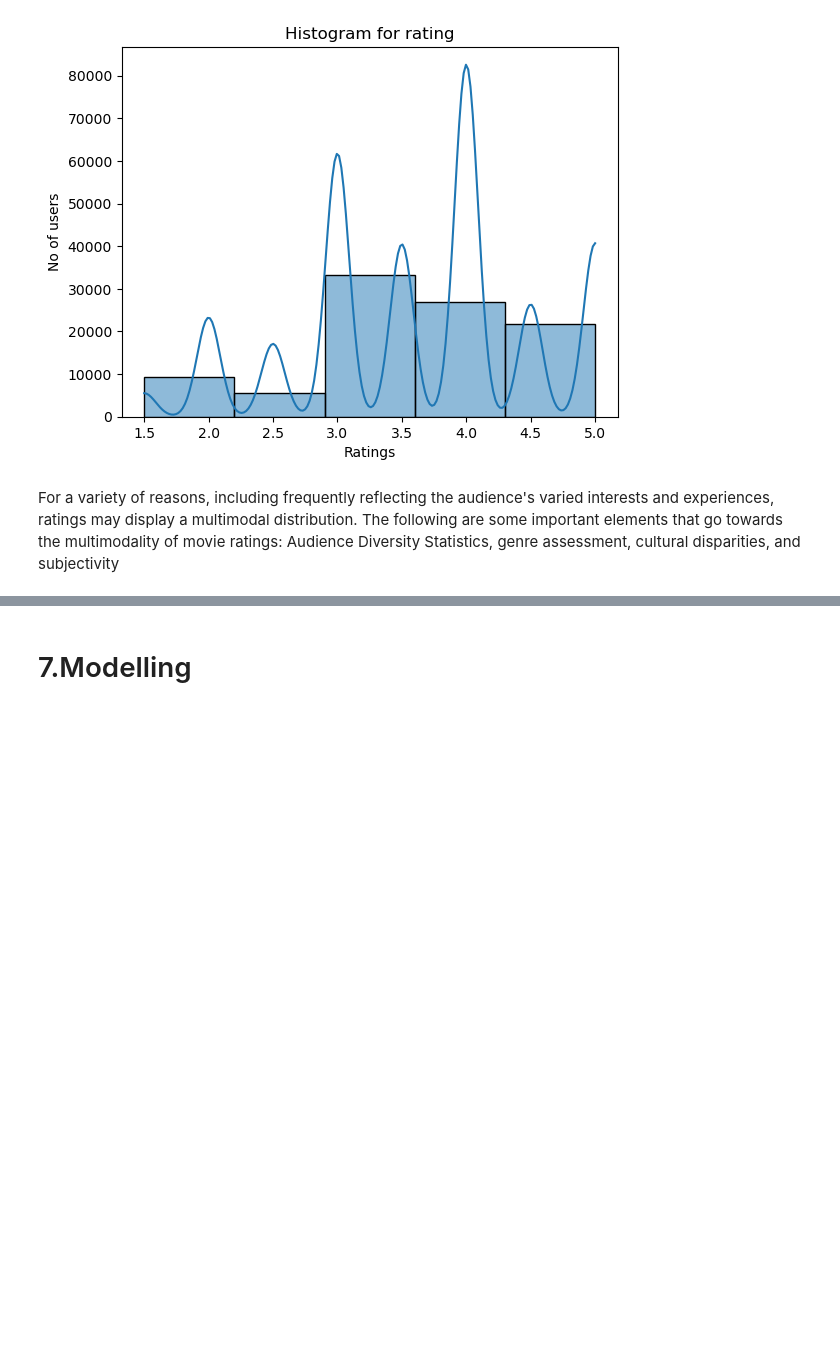
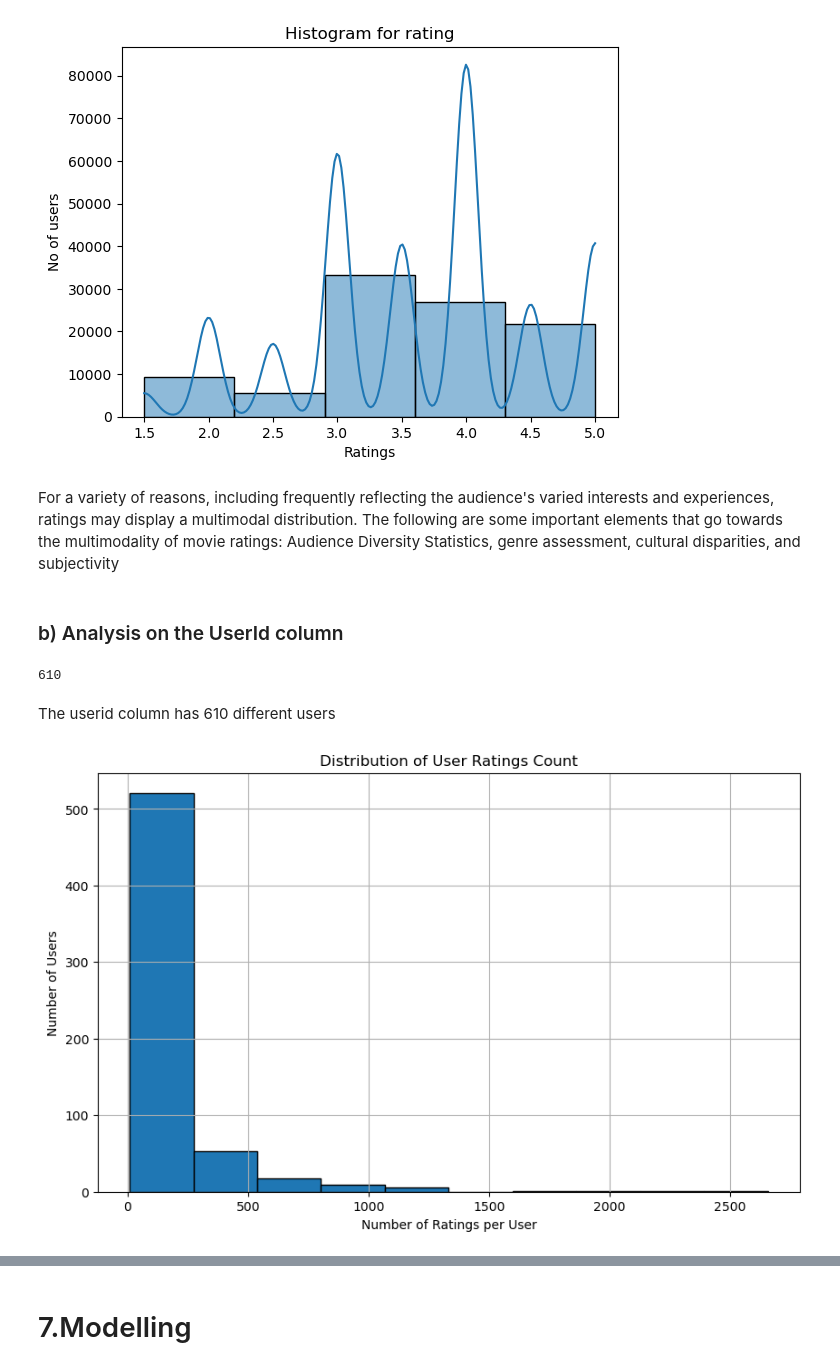
Before and after one commit to linusg46/Movie-recommedation, a Jupyter notebook: Movie.ipynb, the cells around one changed output, grey strips where cells are left out. Drawn from its saved outputs; the diff is of its cells as text; code cells hidden in the pictures; blank space fills up the shorter version.

```diff
--- a/Movie.ipynb
+++ b/Movie.ipynb
@@ -353,3 +372,30 @@ plt.show()
 # %% [markdown]
 For a variety of reasons, including frequently reflecting the audience's varied interests and experiences, ratings may display a multimodal distribution. The following are some important elements that go towards the multimodality of movie ratings:
 Audience Diversity Statistics, genre assessment, cultural disparities, and subjectivity
+# %% [markdown]
+### b) Analysis on the UserId column
+# %%
+#Counting the number of unique user IDs
+number_of_unique_users = merged_df['userId'].nunique()
+number_of_unique_users
+# %% [output]
+610
+# %% [markdown]
+The userid column has 610 different users
+# %%
+#GroupIing the data by 'userid' and count the number of ratings for each user
+user_ratings_count = merged_df['userId'].value_counts()
+
+# Set the number of bins for the histogram (you can adjust this)
+num_bins = 10
+
+# Create a histogram of user ratings distribution
+plt.figure(figsize=(10, 6))
+plt.hist(user_ratings_count, bins=num_bins, edgecolor='k')
+plt.title('Distribution of User Ratings Count')
+plt.xlabel('Number of Ratings per User')
+plt.ylabel('Number of Users')
+plt.grid(True)
+plt.show()
+# %% [output]
+[figure, added]
```
Also changed, not shown: parts of 25 cells of this notebook, 2 other files.
